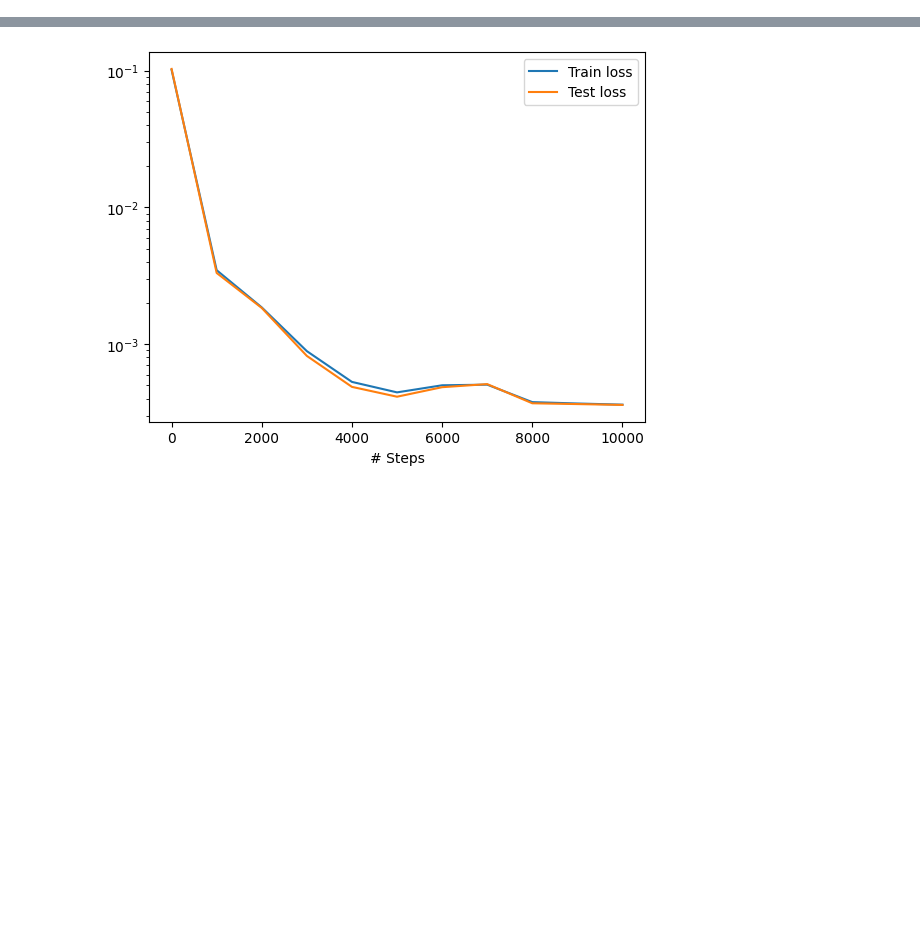
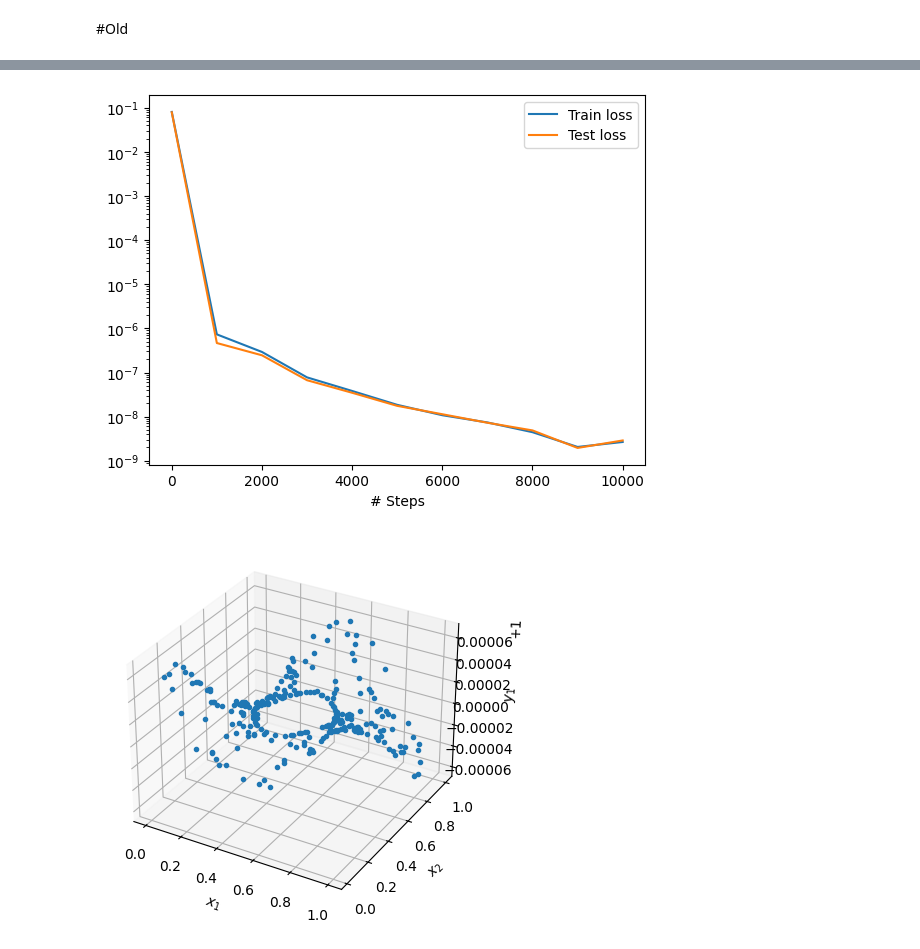
Before and after one commit to sushirito/Hg2, a Jupyter notebook: 2D_Pore_Reaction.ipynb, the cells around one changed output, grey strips where cells are left out. Drawn from its saved outputs; the diff is of its cells as text; code cells hidden in the pictures; blank space fills up the shorter version.

```diff
--- a/2D_Pore_Reaction.ipynb
+++ b/2D_Pore_Reaction.ipynb
@@ -80,3 +229,5 @@ dde.saveplot(losshistory, train_state, issave=True, isplot=True)
+# %% [markdown]
+#Old
 # %%
 import deepxde as dde
 import numpy as np
@@ -85,53 +236,53 @@ import matplotlib.pyplot as plt
 D = 1.0
 k = 0.1
 alpha = 1.0
-T = 1.0
 
 outer = dde.geometry.Rectangle(xmin=[0, 0], xmax=[1, 1])
 inclusion = dde.geometry.Disk(center=[0.5, 0.5], radius=0.2)
 fluid_domain = outer - inclusion
 
-time_domain = dde.geometry.TimeDomain(0, T)
-
-geomtime = dde.geometry.GeometryXTime(fluid_domain, time_domain)
-
 def robin_func(x, u):
-    return k * (alpha - u)
+    return -k * (alpha - u)
 
 def boundary_solid(x, on_boundary):
-    return on_boundary and inclusion.on_boundary(x[:2])
+    return on_boundary and inclusion.on_boundary(x)
 
 robin_bc = dde.icbc.RobinBC(
-    geomtime, func=robin_func, on_boundary=boundary_solid
+    fluid_domain,
+    func=robin_func,
+    on_boundary=boundary_solid
 )
 
-def initial_func(x):
-    return 0.0
-
-ic = dde.IC(geomtime, initial_func, lambda x, _: np.isclose(x[2], 0))
 
 def pde(x, u):
     d2u_dx2 = dde.grad.hessian(u, x, i=0, j=0)
     d2u_dy2 = dde.grad.hessian(u, x, i=1, j=1)
-    du_dt = dde.grad.jacobian(u, x, i=0, j=2)
-    return du_dt - D * (d2u_dx2 + d2u_dy2)
+    return D * (d2u_dx2 + d2u_dy2)  # grad^2(u) = 0
 
-data = dde.data.TimePDE(
-    geomtime,
+data = dde.data.PDE(
+    fluid_domain,
     pde,
-    [robin_bc, ic],
+    [robin_bc],
     num_domain=1000,
     num_boundary=100,
-    num_initial=200,
+    solution=None,
     num_test=200,
 )
 
-net = dde.nn.FNN([3] + [50] * 4 + [1], "tanh", "Glorot normal")
+net = dde.nn.FNN(
+    [2] + [50] * 4 + [1],
+    "tanh",
+    "Glorot normal",
+)
 
+# 5. Model Compilation
 model = dde.Model(data, net)
 model.compile("adam", lr=0.001)
 
-losshistory, train_state = model.train(iterations=10000)
+
+losshistory, train_state = model.train(
+    iterations=10000,
+)
 
 dde.saveplot(losshistory, train_state, issave=True, isplot=True)
 # %% [output]
@@ -151,5 +302,6 @@ Step      Train loss                        Test loss                         Te
 
 Saving loss history to /content/loss.dat ...
 Saving training data to /content/train.dat ...
 Saving test data to /content/test.dat ...
-[figure, old version]
+[figure, new version]
+[figure, added]
```
Also changed, not shown: parts of 5 cells of this notebook.
